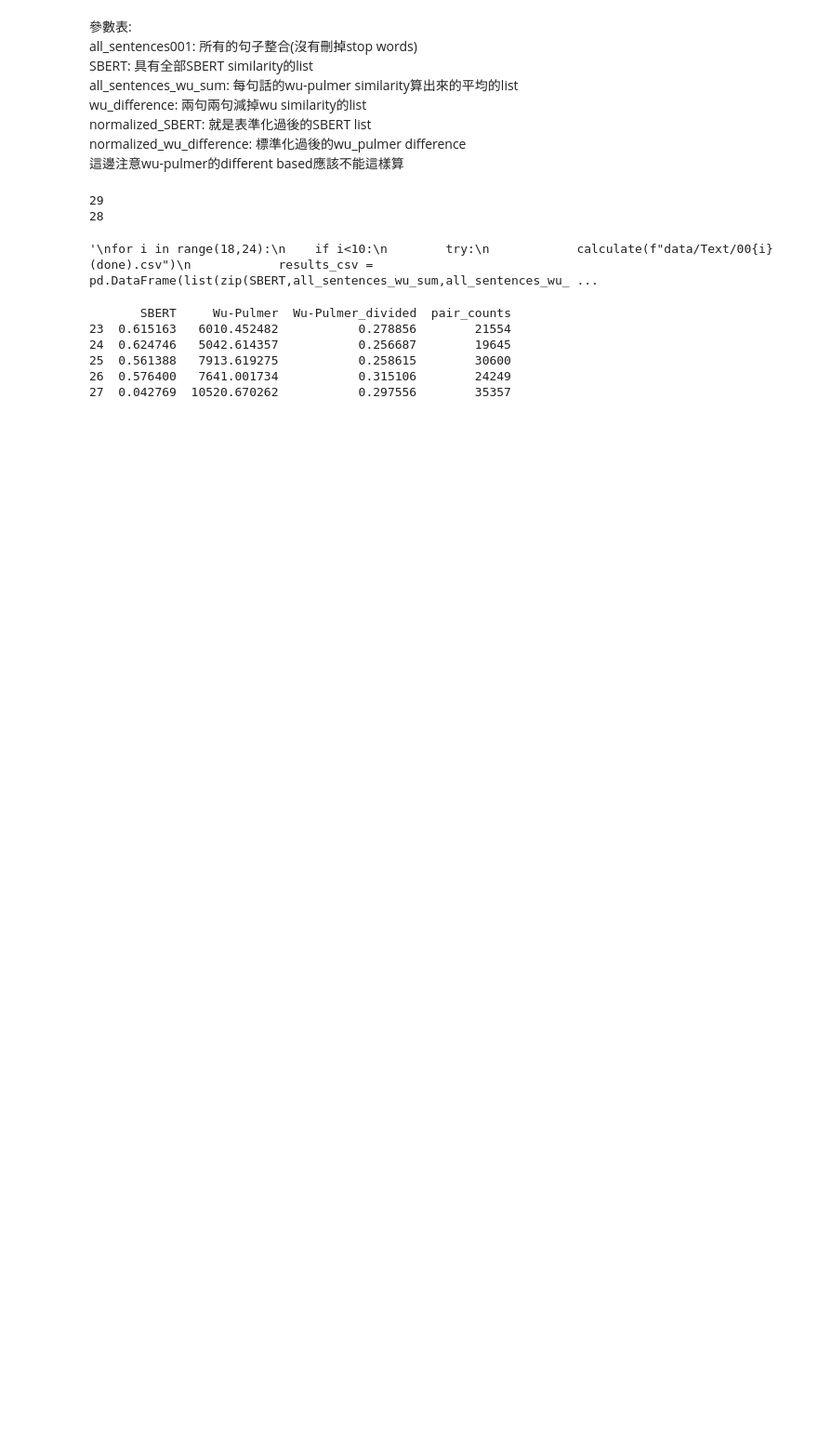
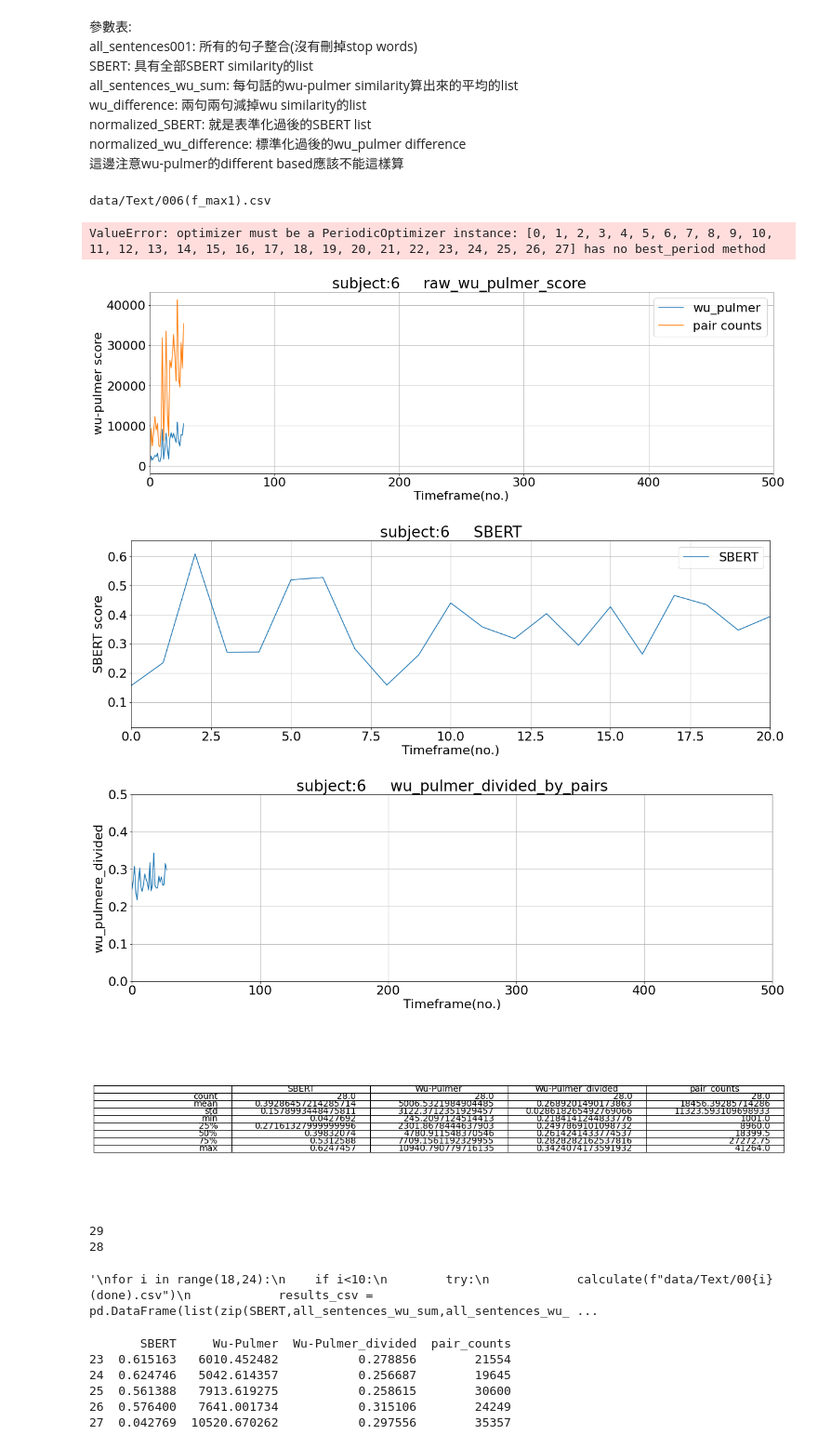
Before and after one commit to changtommy16/Semantic_SBERT, a Jupyter notebook: all_in_one.ipynb, the cells around one changed output. Shown at 93% size. Drawn from its saved outputs; the diff is of its cells as text; code cells hidden in the pictures; blank space fills up the shorter version.

```diff
--- a/all_in_one.ipynb
+++ b/all_in_one.ipynb
@@ -139,0 +238,19 @@ def calculate(gcs,destination,timeframe,space): #所以gcs要是string
+# %%
+num=list()
+def read(path):
+    df = pd.read_csv(path)
+
+    global wu_pulmer_score
+    wu_pulmer_score = list(df["Wu-Pulmer"])
+    global SBERT
+    SBERT = list(df["SBERT"])
+    global Wu_Pulmer_Divided
+    Wu_Pulmer_Divided = list(df["Wu-Pulmer_divided"])
+    global pair_counts
+    pair_counts = list(df["pair_counts"])
+    q=0
+    global num
+    num=[]
+    while q <len(df):
+        num += [q]
+        q+=1
@@ -146,5 +345,19 @@ wu_difference: 兩句兩句減掉wu similarity的list<br>
 normalized_SBERT: 就是表準化過後的SBERT list<br>
 normalized_wu_difference: 標準化過後的wu_pulmer difference<br>
 這邊注意wu-pulmer的different based應該不能這樣算
+# %%
+x=6
+q=x
+calculate(f"data/Text/00{x}(done).csv","f_max1",17.12,17.12,1)
+read(results_name)
+calculate_PSD(x)
+pdfFile.close()
+# %% [output]
+data/Text/006(f_max1).csv
+ValueError: optimizer must be a PeriodicOptimizer instance: [0, 1, 2, 3, 4, 5, 6, 7, 8, 9, 10, 11, 12, 13, 14, 15, 16, 17, 18, 19, 20, 21, 22, 23, 24, 25, 26, 27] has no best_period method
+[figure, added]
+[figure, added]
+[figure, added]
+[figure, added]
 # %%
 
```
Also changed, not shown: parts of 5 cells of this notebook, 4 other files.
